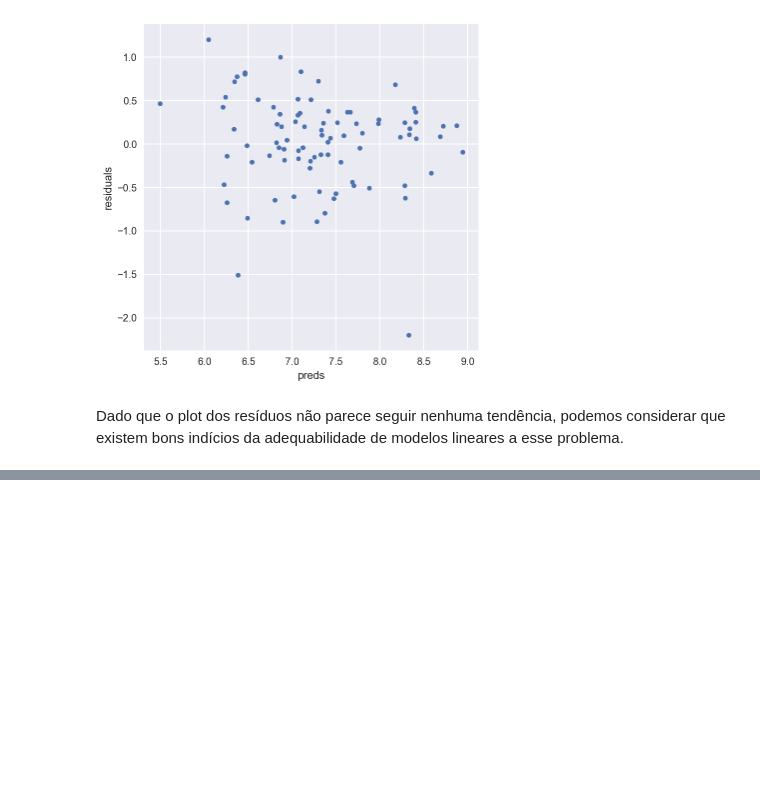
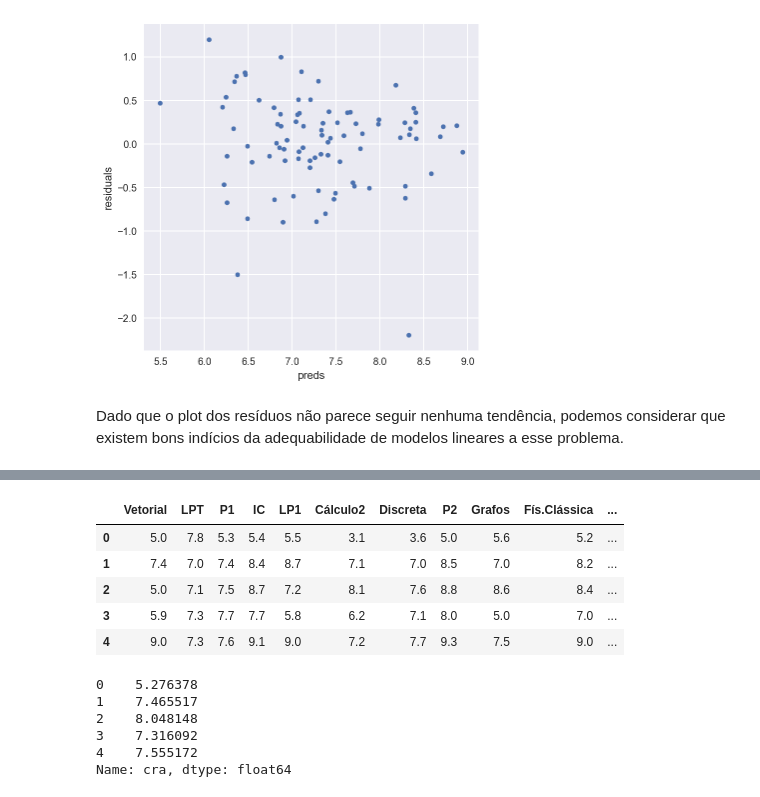
Before and after one commit to ruanvictorreis/machine-learning, a Jupyter notebook: Exercícios/CRA Prediction With Regression/Model Prediction.ipynb, the cells around one changed output, grey strips where cells are left out. Saved outputs shown, nothing was run; the diff lists cells and outputs as text; code cells hidden in the pictures; blank space fills up the shorter version.

```diff
--- a/Exercícios/CRA Prediction With Regression/Model Prediction.ipynb
+++ b/Exercícios/CRA Prediction With Regression/Model Prediction.ipynb
@@ -344,0 +399,3 @@ Dado que o plot dos resíduos não parece seguir nenhuma tendência, podemos con
+# %%
+all_data_test = pd.read_csv("dados/graduados_teste.csv")
+all_data_test.head()
@@ -344,0 +409,32 @@ Dado que o plot dos resíduos não parece seguir nenhuma tendência, podemos con
+# %%
+def compute_cra(student_grades):
+    grades, credits = 0, 0
+    for index, row in student_grades.iterrows():
+        new_grade = row['MAT_MEDIA_FINAL']
+        new_credit = row['CREDITOS']
+
+        if(not np.isnan(new_grade)):
+            grades += new_grade * new_credit
+            credits += new_credit
+
+    return grades/credits
+# %%
+def get_grades_by_code(data_by_enrollment, discipline_code):
+    discipline_registers = data_by_enrollment[data_by_enrollment['MAT_TUR_DIS_DISCIPLINA'] == discipline_code]
+    discipline_array_index = discipline_registers.index.tolist()
+
+    if(not discipline_array_index):
+        return 0
+
+    i, grades = 0, 0
+
+    for index in discipline_array_index:
+        new_grade = data_by_enrollment.loc[index]['MAT_MEDIA_FINAL']
+        if(not np.isnan(new_grade)):
+            grades += new_grade
+            i += 1
+
+    if(grades > 0):
+        return grades/i
+
+    return 0
@@ -344,0 +500,22 @@ Dado que o plot dos resíduos não parece seguir nenhuma tendência, podemos con
+# %%
+X_data_test = final_data_test[['Vetorial', 'LPT', 'P1', 'IC', 'LP1', 'Cálculo2', 'Discreta',
+                  'P2', 'Grafos', 'Fís.Clássica', 'LP2', 'Cálculo1']]
+y_actual = final_data_test.cra
+# %%
+X_data_test.head()
+# %% [output]
+|  | Vetorial | LPT | P1 | IC | LP1 | Cálculo2 | Discreta | P2 | Grafos | Fís.Clássica | ... |
+| 0 | 5.0 | 7.8 | 5.3 | 5.4 | 5.5 | 3.1 | 3.6 | 5.0 | 5.6 | 5.2 | ... |
+| 1 | 7.4 | 7.0 | 7.4 | 8.4 | 8.7 | 7.1 | 7.0 | 8.5 | 7.0 | 8.2 | ... |
+| 2 | 5.0 | 7.1 | 7.5 | 8.7 | 7.2 | 8.1 | 7.6 | 8.8 | 8.6 | 8.4 | ... |
+| 3 | 5.9 | 7.3 | 7.7 | 7.7 | 5.8 | 6.2 | 7.1 | 8.0 | 5.0 | 7.0 | ... |
+| 4 | 9.0 | 7.3 | 7.6 | 9.1 | 9.0 | 7.2 | 7.7 | 9.3 | 7.5 | 9.0 | ... |
+# %%
+y_actual.head()
+# %% [output]
+0    5.276378
+1    7.465517
+2    8.048148
+3    7.316092
+4    7.555172
+Name: cra, dtype: float64
```
Also changed, not shown: parts of 50 cells of this notebook, 2 other files.
